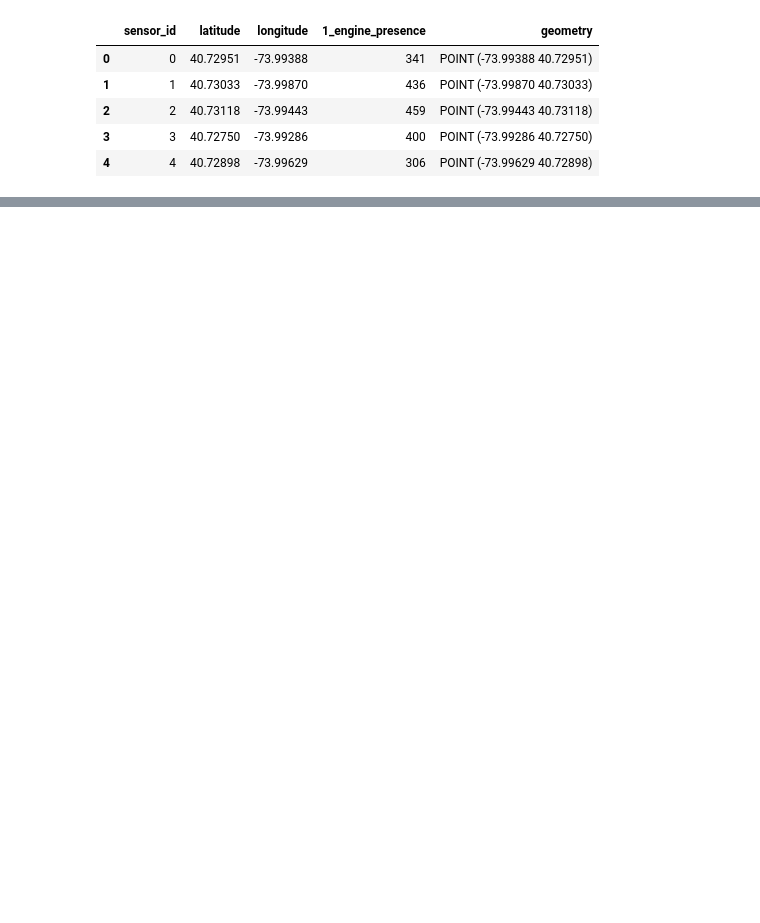
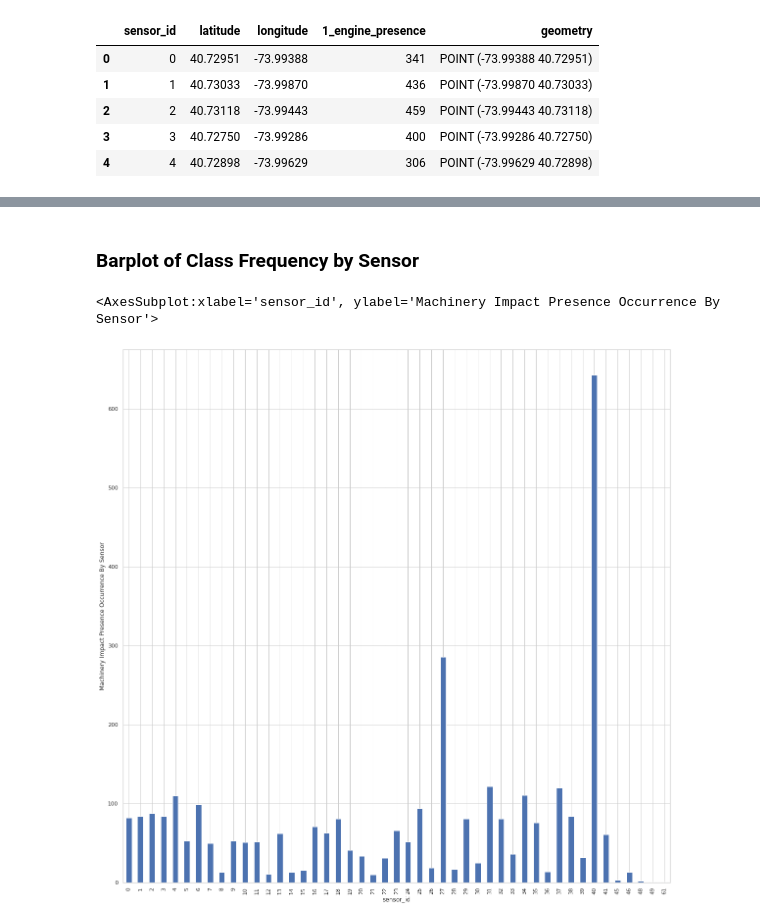
Before and after one commit to daniellehzhao/SONYC-UST-Visualization, a Jupyter notebook: examples/sonyc_ust_exploration.ipynb, the cells around one changed output, grey strips where cells are left out. Saved outputs shown, nothing was run; the diff lists cells and outputs as text; code cells hidden in the pictures; blank space fills up the shorter version.

```diff
--- a/examples/sonyc_ust_exploration.ipynb
+++ b/examples/sonyc_ust_exploration.ipynb
@@ -72,0 +98,7 @@ TypeError: 'module' object is not callable
+# %% [markdown]
+### Barplot of Class Frequency by Sensor
+# %%
+vis.core.occurrence_by_sensor(machine, '2_machinery-impact_presence', 'Machinery Impact')
+# %% [output]
+<AxesSubplot:xlabel='sensor_id', ylabel='Machinery Impact Presence Occurrence By Sensor'>
+[figure, added]
```
Also changed, not shown: parts of 11 cells of this notebook.
